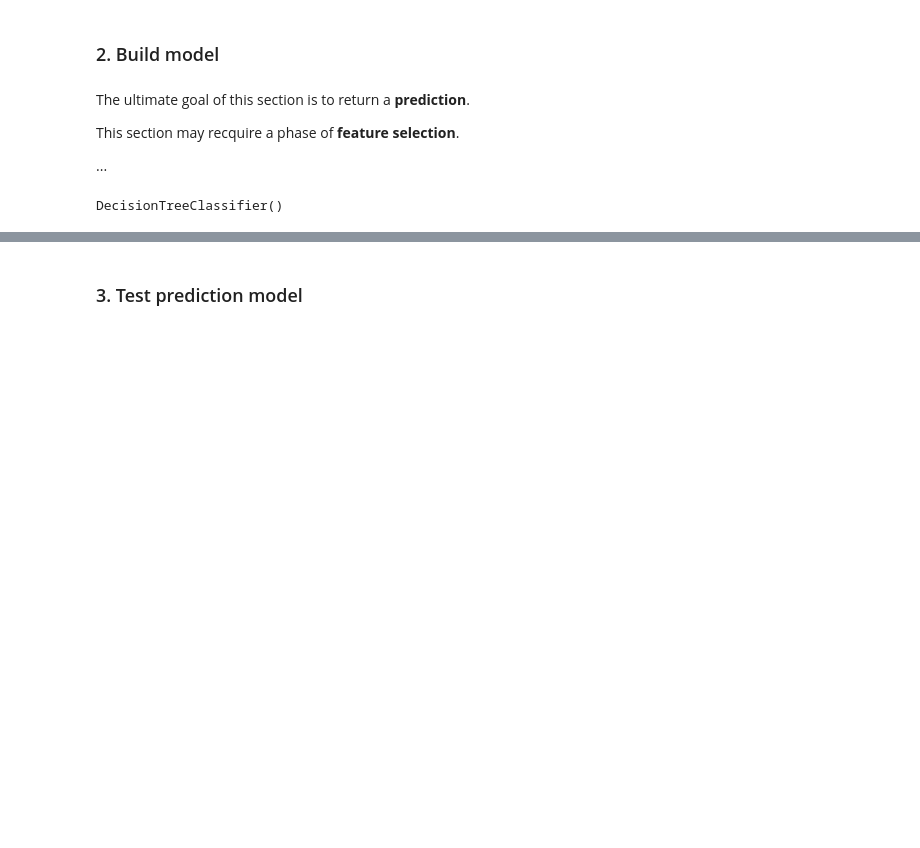
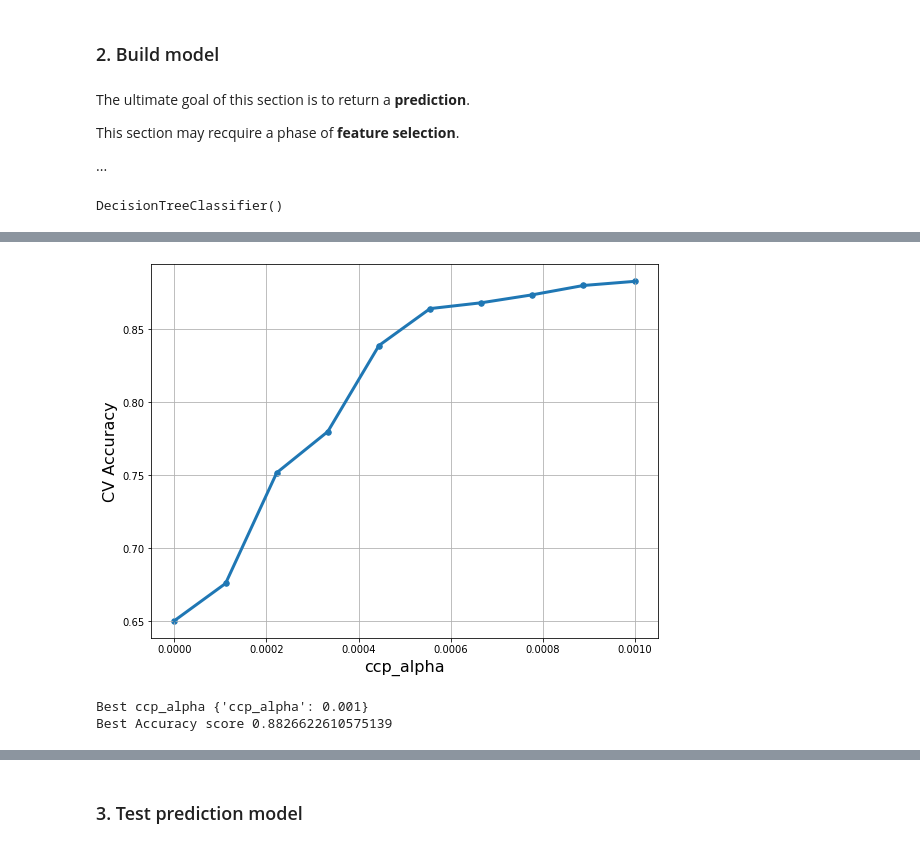
Before and after one commit to KhelifaAmeur/ML-trading-strategies, a Jupyter notebook: test_CART.ipynb, the cells around one changed output, grey strips where cells are left out. Saved outputs shown, nothing was run; the diff lists cells and outputs as text; code cells hidden in the pictures; blank space fills up the shorter version.

```diff
--- a/test_CART.ipynb
+++ b/test_CART.ipynb
@@ -148,0 +171,23 @@ DecisionTreeClassifier()
+# %%
+## The goal here is to plot accuracy scores with respect to ccp_alpha, to justify my choice
+import matplotlib.pyplot as plt
+ccp_alpha = dtc_cv.cv_results_['param_ccp_alpha'].data
+R2_scores = dtc_cv.cv_results_['mean_test_score']
+
+plt.figure(figsize=(8, 6))
+plt.xlabel('ccp_alpha', fontsize=16)
+plt.ylabel('CV Accuracy', fontsize=16)
+plt.scatter(ccp_alpha, R2_scores, s=30)
+plt.plot(ccp_alpha, R2_scores, linewidth=3)
+plt.grid(True, which='both')
+
+plt.tight_layout()
+plt.show()
+# %% [output]
+[figure, added]
+# %%
+print('Best ccp_alpha', dtc_cv.best_params_) #I select the alpha value with the highest accuracy
+print('Best Accuracy score', dtc_cv.best_score_)
+# %% [output]
+Best ccp_alpha {'ccp_alpha': 0.001}
+Best Accuracy score 0.8826622610575139
```
Also changed, not shown: parts of 11 cells of this notebook, 3 other files.
